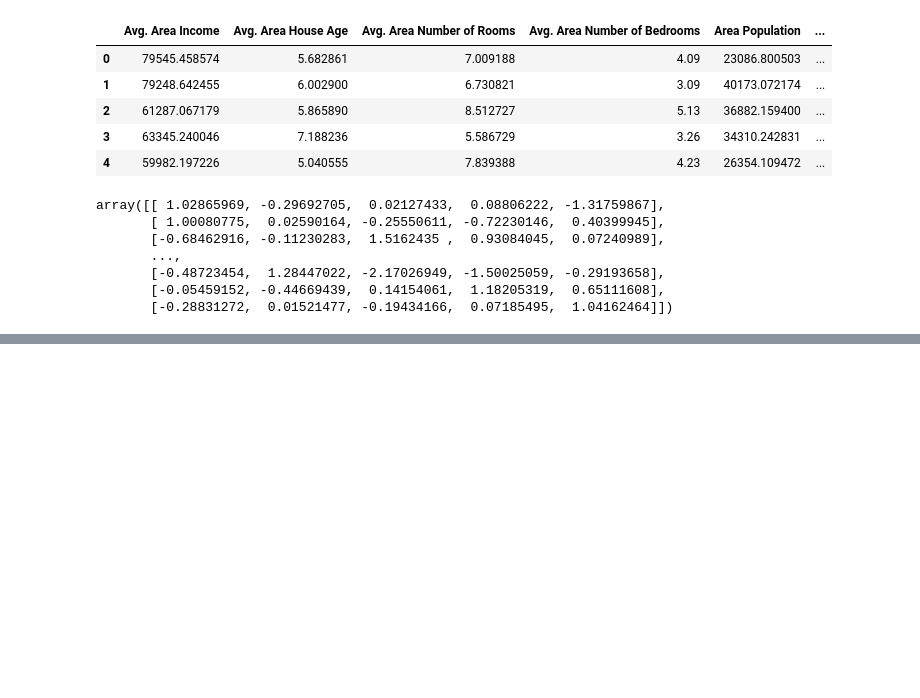
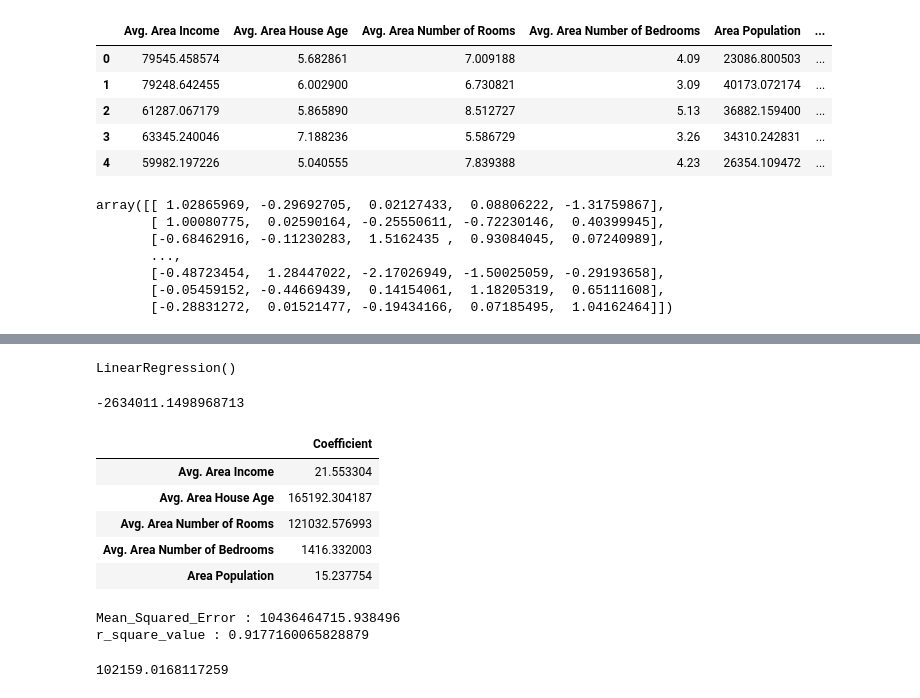
Before and after one commit to mrhosier42/House-Price-Index, a Jupyter notebook: Project.ipynb, the cells around one changed output, grey strips where cells are left out. Saved outputs shown, nothing was run; the diff lists cells and outputs as text; code cells hidden in the pictures; blank space fills up the shorter version.

```diff
--- a/Project.ipynb
+++ b/Project.ipynb
@@ -125,0 +140,18 @@ shape output - testing set (1000,)
+# %%
+lm.fit(X_train, y_train)
+# %% [output]
+LinearRegression()
+# %%
+print(lm.intercept_)
+# %% [output]
+-2634011.1498968713
+# %%
+coeff_df = pd.DataFrame(lm.coef_,X_test.columns,columns=['Coefficient'])
+coeff_df
+# %% [output]
+|  | Coefficient |
+| Avg. Area Income | 21.553304 |
+| Avg. Area House Age | 165192.304187 |
+| Avg. Area Number of Rooms | 121032.576993 |
+| Avg. Area Number of Bedrooms | 1416.332003 |
+| Area Population | 15.237754 |
@@ -125,0 +165,13 @@ shape output - testing set (1000,)
+# %%
+print('Mean_Squared_Error :' ,mse)
+print('r_square_value :',r_squared)
+# %% [output]
+Mean_Squared_Error : 10436464715.938496
+r_square_value : 0.9177160065828879
+# %%
+from math import sqrt
+
+rms = sqrt(mse)
+rms
+# %% [output]
+102159.0168117259
```
Also changed, not shown: parts of 7 cells of this notebook.
